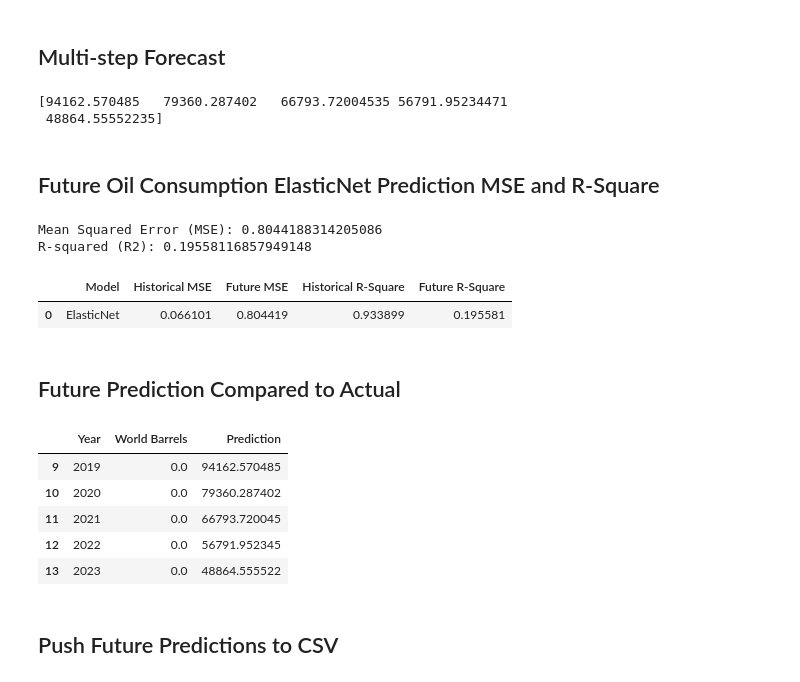
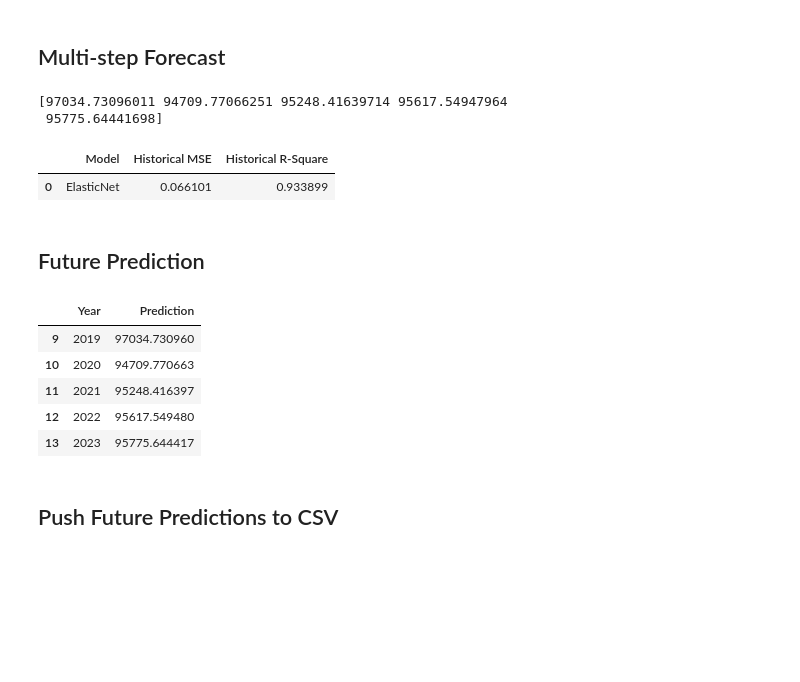
Before and after one commit to minerva-b/Final_Team_Project, a Jupyter notebook: Kmar/Oil_Consumption_Elastic_ML.ipynb, the cells around one changed output. Cells and saved outputs as stored; diff of their text form; code cells hidden in the pictures; blank space fills up the shorter version.

Commit message:
Fixed Multi-step code to run index correctly

```diff
--- a/Kmar/Oil_Consumption_Elastic_ML.ipynb
+++ b/Kmar/Oil_Consumption_Elastic_ML.ipynb
@@ -207,78 +207,66 @@ multi_feat
 ## Multi-step Forecast
 # %%
 future_predict=[]
+future_X = multi_feat[["World Population", "World Inflation%", "World Goods Tax%", "World GDP%"]]
+future_y = multi_feat["World Barrels"].values.reshape(-1, 1)
+X_scaler = StandardScaler().fit(future_X)
+# We do not want to include the 0's after 2018. Set range [0:9] (not inclusive).
+y_scaler = StandardScaler().fit(future_y[0:9])
+X_test_scaled = X_scaler.transform(future_X)
+# We do not want to include the 0's after 2018. Set range [0:9] (not inclusive).
+y_test_scaled = y_scaler.transform(future_y[0:9])
+X_test_scaled_df = pd.DataFrame(X_test_scaled)
+y_test_scaled_df = pd.DataFrame(y_test_scaled)
 
 for year in range(5):
     i = 9 + year
-
-    future_X = multi_feat[["World Population", "World Inflation%", "World Goods Tax%", "World GDP%"]]
-    future_y = multi_feat["World Barrels"].values.reshape(-1, 1)
-    X_scaler = StandardScaler().fit(future_X)
-    y_scaler = StandardScaler().fit(future_y)
-    X_test_scaled = X_scaler.transform(future_X)
-    y_test_scaled = y_scaler.transform(future_y)
-    X_test_scaled = pd.DataFrame(X_test_scaled)
-    elasticnet = model.fit(X_test_scaled.iloc[year:i], y_test_scaled[year:i])
-
-    multi_predict2 = elasticnet.predict(X_test_scaled.iloc[i].values.reshape(1, -1))
+    # y_test_scaled_df need to have [year:i+1] to match X_test_scaled_df dimension or it will error with [9,8]
+    elasticnet = model.fit(X_test_scaled_df.iloc[year:i], y_test_scaled_df.iloc[year:i+1])
+    multi_predict2 = elasticnet.predict(X_test_scaled_df.iloc[i-1].values.reshape(1, -1))
+    df2 = pd.DataFrame(pd.Series(multi_predict2.flatten()[0]))
     future_predict.append(multi_predict2.flatten()[0])
 
+    y_test_scaled_df = y_test_scaled_df.append(df2, ignore_index=True)
+    del df2
 
 # Invert future_predict so it's not scaled for later comoparison
 inv_future_predict = y_scaler.inverse_transform(future_predict)
 
 print(inv_future_predict)
 # %% [output]
-[94162.570485   79360.287402   66793.72004535 56791.95234471
- 48864.55552235]
+[97034.73096011 94709.77066251 95248.41639714 95617.54947964
+ 95775.64441698]
-# %% [markdown]
-## Future Oil Consumption ElasticNet Prediction MSE and R-Square
-# %%
-# Use our model to make predictions
-
-predicted = elasticnet.predict(X_test_scaled)
-
-# inv_f_predicted = y_scaler.inverse_transform(predicted)
-
-future_mse = mean_squared_error(y_test_scaled, predicted)
-future_r2 = elasticnet.score(X_test_scaled, y_test_scaled)
-
-print(f"Mean Squared Error (MSE): {future_mse}")
-print(f"R-squared (R2): {future_r2}")
-# %% [output]
-Mean Squared Error (MSE): 0.8044188314205086
-R-squared (R2): 0.19558116857949148
 # %%
 # Create Data Frame for historical and future MSE and R-Square
 
-data = [["ElasticNet", hist_mse, future_mse, hist_r2, future_r2]]
+data = [["ElasticNet", hist_mse, hist_r2]]
 
-mse_r2_df = pd.DataFrame(data, columns = ["Model", "Historical MSE", "Future MSE", "Historical R-Square", "Future R-Square"])
+mse_r2_df = pd.DataFrame(data, columns = ["Model", "Historical MSE", "Historical R-Square"])
 
 mse_r2_df
 # %% [output]
-|  | Model | Historical MSE | Future MSE | Historical R-Square | Future R-Square |
-| 0 | ElasticNet | 0.066101 | 0.804419 | 0.933899 | 0.195581 |
+|  | Model | Historical MSE | Historical R-Square |
+| 0 | ElasticNet | 0.066101 | 0.933899 |
 # %%
 # Export MSE and R-Square summary table as CSV
 
 mse_r2_df.to_csv('../data/clean_data/oil_outputs/OilConsumption_MSE_R2_ElasticNet_Table.csv', index=False)
 # %% [markdown]
-## Future Prediction Compared to Actual
+## Future Prediction
 # %%
 # Generate Prediction table
 
-prediction_19_23 = multi_feat.loc[multi_feat['Year'].between(2019, 2023), ['Year', 'World Barrels']]
+prediction_19_23 = multi_feat.loc[multi_feat['Year'].between(2019, 2023), ['Year']]
 prediction_19_23["Prediction"] = inv_future_predict
 
 prediction_19_23
 # %% [output]
-|  | Year | World Barrels | Prediction |
-| 9 | 2019 | 0.0 | 94162.570485 |
-| 10 | 2020 | 0.0 | 79360.287402 |
-| 11 | 2021 | 0.0 | 66793.720045 |
-| 12 | 2022 | 0.0 | 56791.952345 |
-| 13 | 2023 | 0.0 | 48864.555522 |
+|  | Year | Prediction |
+| 9 | 2019 | 97034.730960 |
+| 10 | 2020 | 94709.770663 |
+| 11 | 2021 | 95248.416397 |
+| 12 | 2022 | 95617.549480 |
+| 13 | 2023 | 95775.644417 |
 # %% [markdown]
 ## Push Future Predictions to CSV
 # %%
```
Also changed, not shown: 6 other files.
